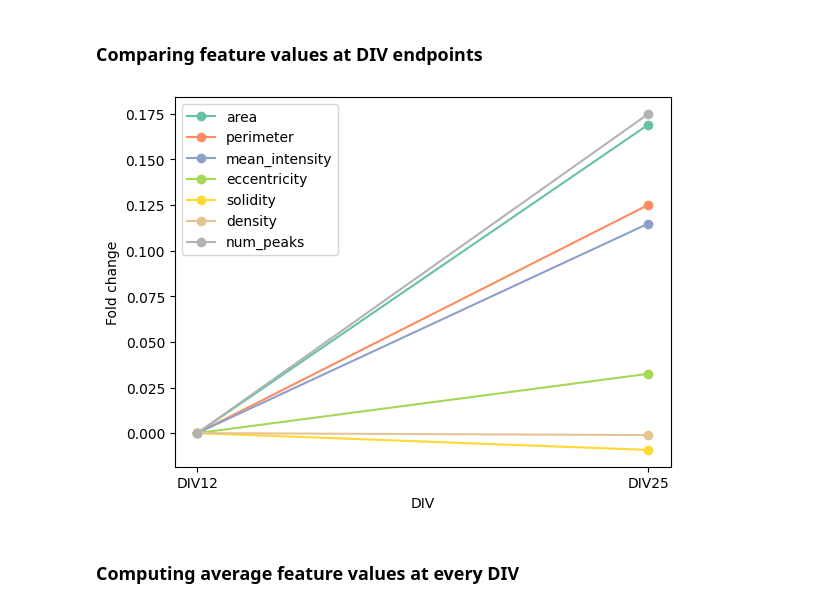
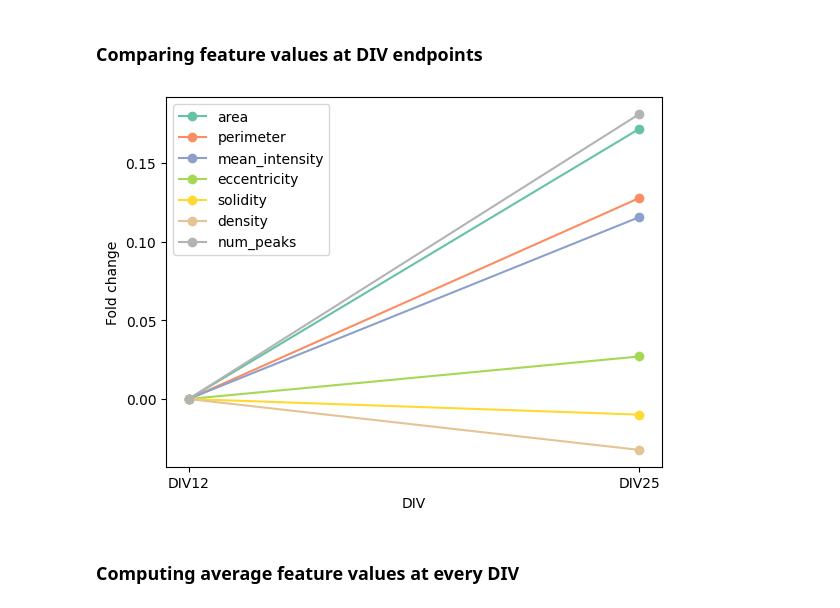
Before and after one commit to FLClab/STED-FM, a Jupyter notebook: experiments/diffusion-experiments/notebooks/synaptic_development.ipynb, the cells around one changed output. Saved outputs shown, nothing was run; the diff lists cells and outputs as text; code cells hidden in the pictures.

```diff
--- a/experiments/diffusion-experiments/notebooks/synaptic_development.ipynb
+++ b/experiments/diffusion-experiments/notebooks/synaptic_development.ipynb
@@ -24,6 +24,9 @@ from stedfm import get_pretrained_model_v2
 sys.path.insert(0, "../")
 from attribute_datasets import ALSDataset
 from wavelet import detect_spots
+
+OUTPUT_DIR = "./synaptic_development"
+os.makedirs(OUTPUT_DIR, exist_ok=True)
 # %%
 def load_svm():
     with open(f"./als-experiment/boundaries/MAE_SMALL_STED_als_svm_PSD95.pkl", "rb") as f:
@@ -367,35 +415,36 @@ def plot_endpoints(features, labels):
     num_features = features.shape[1]
 
 
     ordered_data = []
     unique_labels = np.unique(labels)
     for label in [unique_labels[0], unique_labels[-1]]:
         indices = np.where(labels == label)[0]
         ordered_data.append(features[indices])
 
     fig = plt.figure()
     ax = fig.add_subplot(111)
     for feature_idx in range(num_features - 1):
         feature_data = [d[:, feature_idx] for d in ordered_data]
 
         mean_feature_data = np.array([np.mean(d) for d in feature_data])
         std_feature_data = np.array([np.std(d) for d in feature_data])
         foldchange_feature_data = (mean_feature_data - mean_feature_data[0]) / mean_feature_data[0]
 
         #std_feature_data = np.array([np.std(d) for d in feature_data])
         ax.plot(foldchange_feature_data, c=cmap(feature_idx), label=feature_names[feature_idx], marker="o")
         # ax.fill_between(np.arange(len(foldchange_feature_data)), foldchange_feature_data - foldchange_std_feature_data, foldchange_feature_data + foldchange_std_feature_data, color=cmap(feature_idx), alpha=0.2)
     ax.legend()
     ax.set_ylabel("Fold change")
     ax.set_xlabel("DIV")
     ax.set_xticks(np.arange(2))
     ax.set_xticklabels(["DIV12", "DIV25"])
     # ax.set_yscale("log")
     plt.show()
+    fig.savefig(os.path.join(OUTPUT_DIR, f"endpoints.pdf"), dpi=900, transparent=True)
 
-plot_endpoints(real_features, real_labels)
+plot_endpoints(train_real_features, train_real_labels)
 # %% [output]
-[figure, old version]
+[figure, new version]
 # %% [markdown]
 ### Computing average feature values at every DIV
 # %%
```
Also changed, not shown: parts of 8 cells of this notebook, 1 other file.
